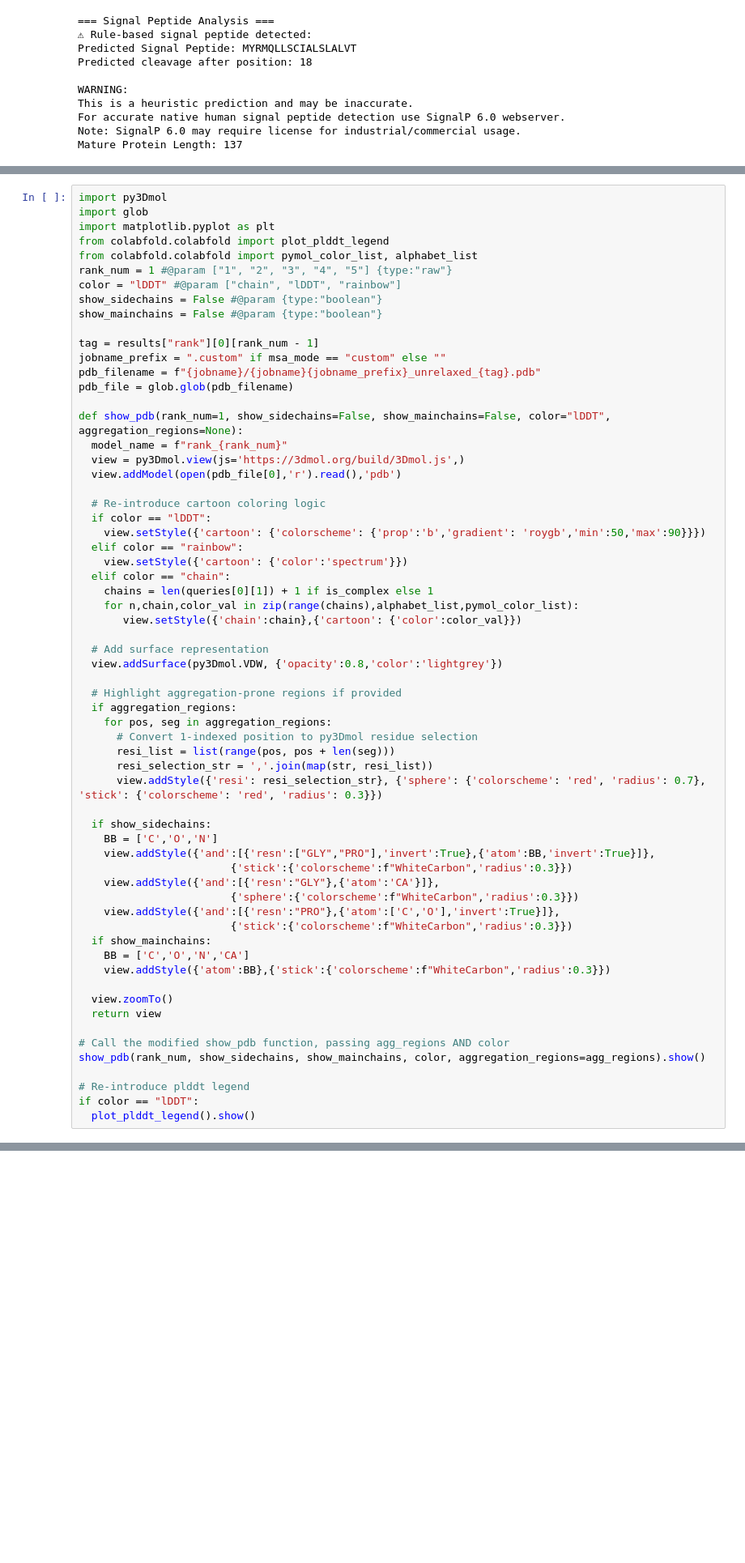
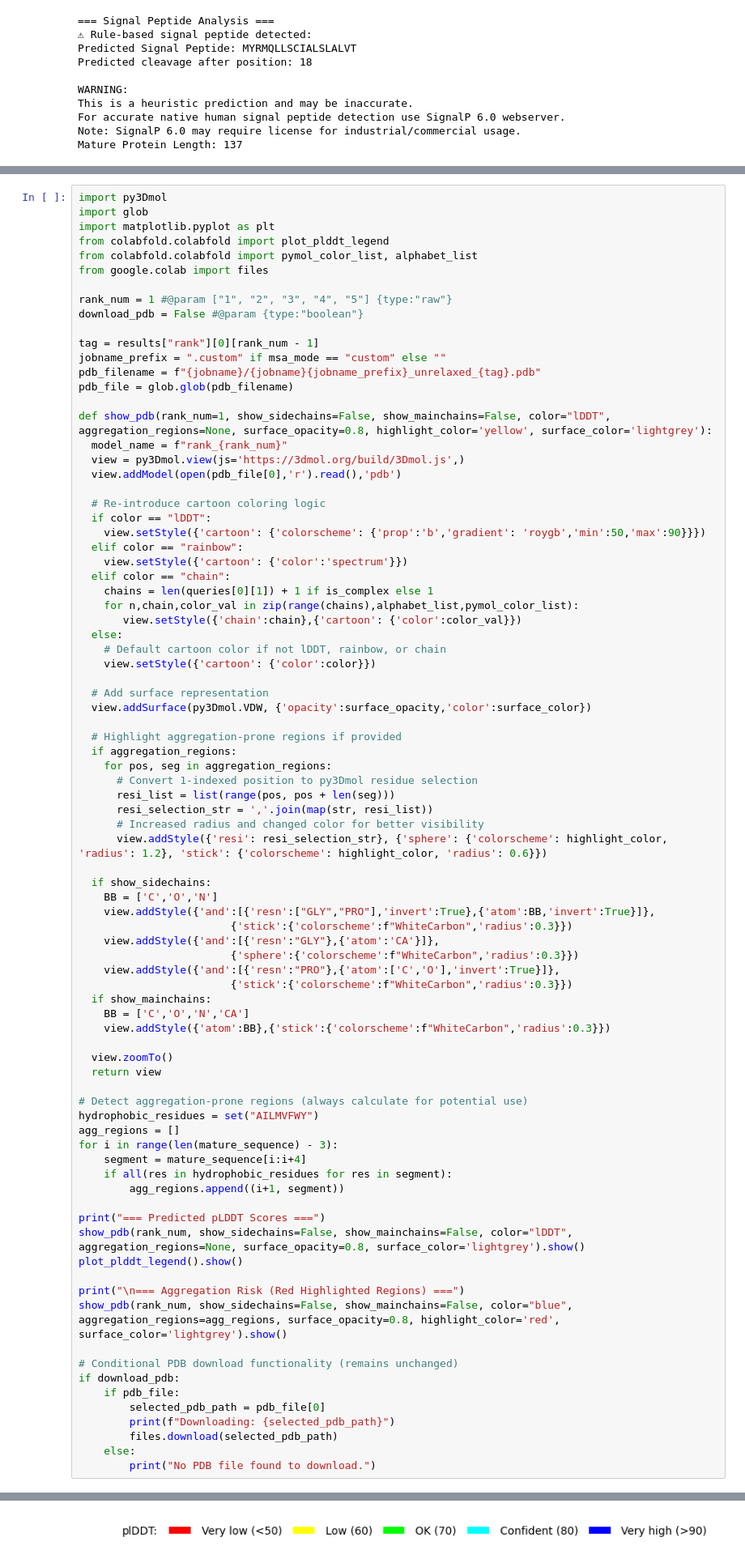
Before and after one commit to Jaga4512/Bioinformatic_tools, a Jupyter notebook: rDNA pipeline.ipynb, the cells around one changed output, grey strips where cells are left out. Shown at 81% size. Saved outputs shown, nothing was run; the diff lists cells and outputs as text; blank space fills up the shorter version.

```diff
--- a/rDNA pipeline.ipynb
+++ b/rDNA pipeline.ipynb
@@ -427,17 +578,17 @@ import glob
 import matplotlib.pyplot as plt
 from colabfold.colabfold import plot_plddt_legend
 from colabfold.colabfold import pymol_color_list, alphabet_list
+from google.colab import files
+
 rank_num = 1 #@param ["1", "2", "3", "4", "5"] {type:"raw"}
-color = "lDDT" #@param ["chain", "lDDT", "rainbow"]
-show_sidechains = False #@param {type:"boolean"}
-show_mainchains = False #@param {type:"boolean"}
+download_pdb = False #@param {type:"boolean"}
 
 tag = results["rank"][0][rank_num - 1]
 jobname_prefix = ".custom" if msa_mode == "custom" else ""
 pdb_filename = f"{jobname}/{jobname}{jobname_prefix}_unrelaxed_{tag}.pdb"
 pdb_file = glob.glob(pdb_filename)
 
-def show_pdb(rank_num=1, show_sidechains=False, show_mainchains=False, color="lDDT", aggregation_regions=None):
+def show_pdb(rank_num=1, show_sidechains=False, show_mainchains=False, color="lDDT", aggregation_regions=None, surface_opacity=0.8, highlight_color='yellow', surface_color='lightgrey'):
   model_name = f"rank_{rank_num}"
   view = py3Dmol.view(js='https://3dmol.org/build/3Dmol.js',)
   view.addModel(open(pdb_file[0],'r').read(),'pdb')
@@ -451,9 +602,12 @@ def show_pdb(rank_num=1, show_sidechains=False, show_mainchains=False, color="lD
     chains = len(queries[0][1]) + 1 if is_complex else 1
     for n,chain,color_val in zip(range(chains),alphabet_list,pymol_color_list):
        view.setStyle({'chain':chain},{'cartoon': {'color':color_val}})
+  else:
+    # Default cartoon color if not lDDT, rainbow, or chain
+    view.setStyle({'cartoon': {'color':color}})
 
   # Add surface representation
-  view.addSurface(py3Dmol.VDW, {'opacity':0.8,'color':'lightgrey'})
+  view.addSurface(py3Dmol.VDW, {'opacity':surface_opacity,'color':surface_color})
 
   # Highlight aggregation-prone regions if provided
   if aggregation_regions:
@@ -461,7 +615,8 @@ def show_pdb(rank_num=1, show_sidechains=False, show_mainchains=False, color="lD
       # Convert 1-indexed position to py3Dmol residue selection
       resi_list = list(range(pos, pos + len(seg)))
       resi_selection_str = ','.join(map(str, resi_list))
-      view.addStyle({'resi': resi_selection_str}, {'sphere': {'colorscheme': 'red', 'radius': 0.7}, 'stick': {'colorscheme': 'red', 'radius': 0.3}})
+      # Increased radius and changed color for better visibility
+      view.addStyle({'resi': resi_selection_str}, {'sphere': {'colorscheme': highlight_color, 'radius': 1.2}, 'stick': {'colorscheme': highlight_color, 'radius': 0.6}})
 
   if show_sidechains:
     BB = ['C','O','N']
@@ -478,9 +633,27 @@ def show_pdb(rank_num=1, show_sidechains=False, show_mainchains=False, color="lD
   view.zoomTo()
   return view
 
-# Call the modified show_pdb function, passing agg_regions AND color
-show_pdb(rank_num, show_sidechains, show_mainchains, color, aggregation_regions=agg_regions).show()
+# Detect aggregation-prone regions (always calculate for potential use)
+hydrophobic_residues = set("AILMVFWY")
+agg_regions = []
+for i in range(len(mature_sequence) - 3):
+    segment = mature_sequence[i:i+4]
+    if all(res in hydrophobic_residues for res in segment):
+        agg_regions.append((i+1, segment))
 
-# Re-introduce plddt legend
-if color == "lDDT":
-  plot_plddt_legend().show()
+print("=== Predicted pLDDT Scores ===")
+show_pdb(rank_num, show_sidechains=False, show_mainchains=False, color="lDDT", aggregation_regions=None, surface_opacity=0.8, surface_color='lightgrey').show()
+plot_plddt_legend().show()
+
+print("\n=== Aggregation Risk (Red Highlighted Regions) ===")
+show_pdb(rank_num, show_sidechains=False, show_mainchains=False, color="blue", aggregation_regions=agg_regions, surface_opacity=0.8, highlight_color='red', surface_color='lightgrey').show()
+
+# Conditional PDB download functionality (remains unchanged)
+if download_pdb:
+    if pdb_file:
+        selected_pdb_path = pdb_file[0]
+        print(f"Downloading: {selected_pdb_path}")
+        files.download(selected_pdb_path)
+    else:
+        print("No PDB file found to download.")
+# %% [output]
@@ -486,0 +662 @@ if color == "lDDT":
+[figure, added]
```
Also changed, not shown: parts of 27 cells of this notebook.
